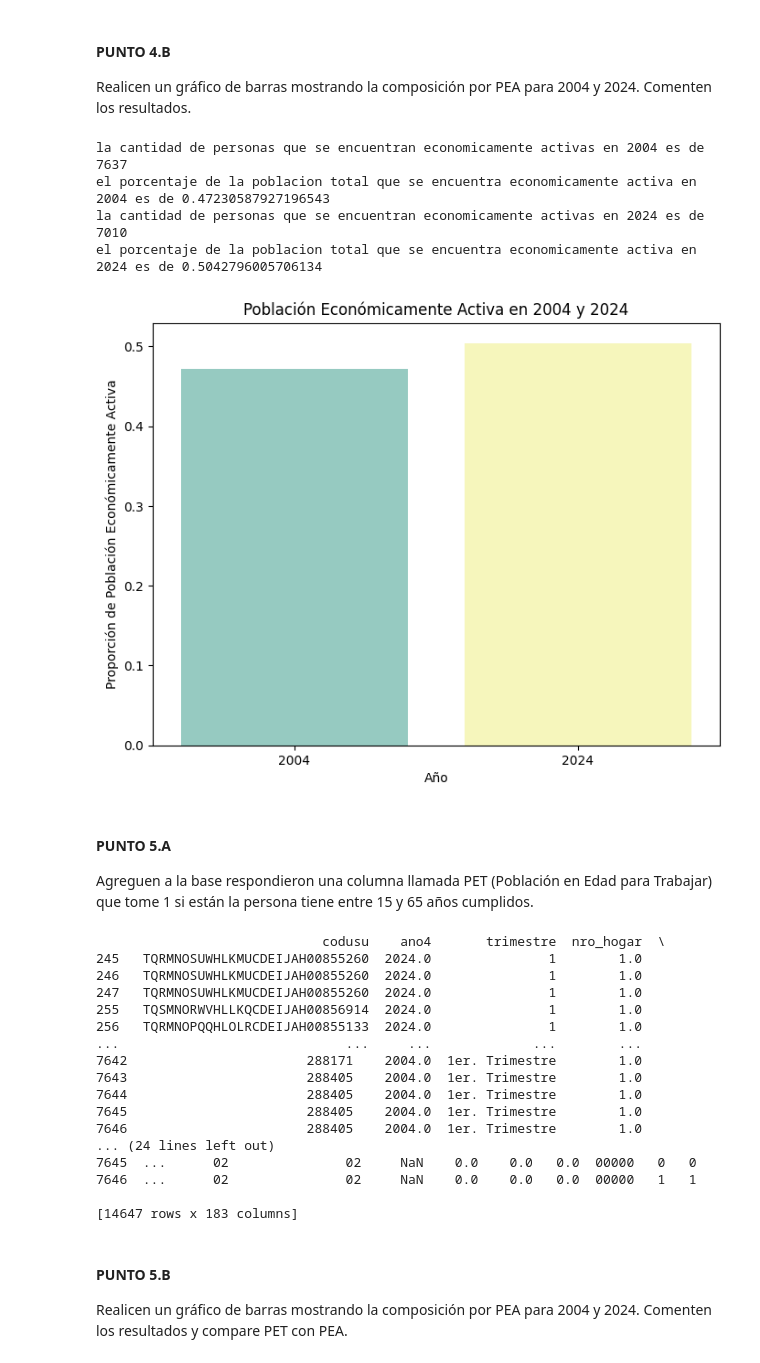
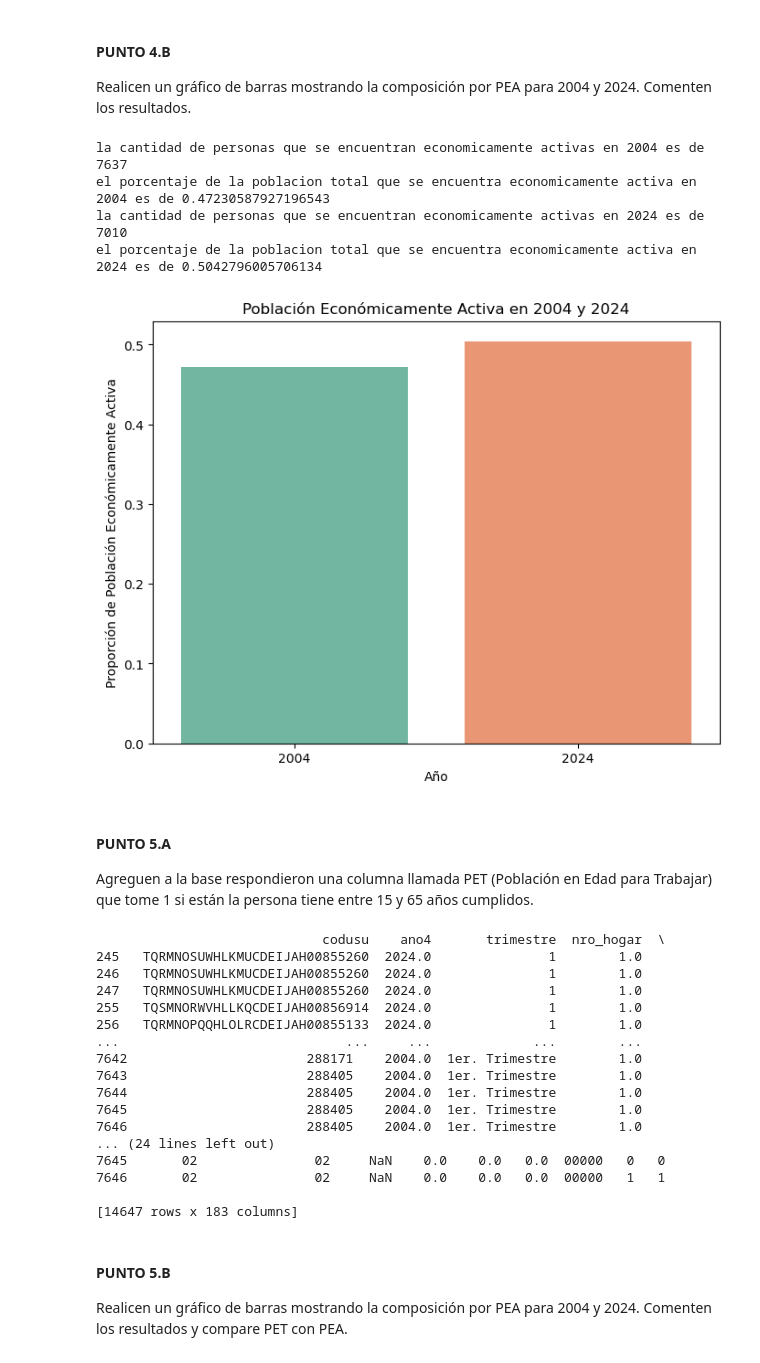
Before and after one commit to AngelaNavajas/CC408-T1-4, a Jupyter notebook: TP3/TP3.ipynb, the cells around one changed output. Drawn from its saved outputs; the diff is of its cells as text; code cells hidden in the pictures.

```diff
--- a/TP3/TP3.ipynb
+++ b/TP3/TP3.ipynb
@@ -22,12 +23,12 @@ from sklearn.discriminant_analysis import LinearDiscriminantAnalysis
 from sklearn.neighbors import KNeighborsClassifier
 # %%
 #Bases Tizi
-#base_04_sucia = pd.read_stata(r"C:\Users\rolan\OneDrive\Tizi UdeSA\8- Ciencia de datos\Compu Casa\CC408-T1-4\TP3\Individual_t104.dta")
-#base_24_sucia = pd.read_excel(r"C:\Users\rolan\OneDrive\Tizi UdeSA\8- Ciencia de datos\Compu Casa\CC408-T1-4\TP3\usu_individual_T124.xlsx")
+base_04_sucia = pd.read_stata(r"C:\Users\tizip\OneDrive\Documentos\Tizi UdeSA\8- Ciencia de datos\Compu nueva\CC408-T1-4\TP3\Individual_t104.dta")
+base_24_sucia = pd.read_excel(r"C:\Users\tizip\OneDrive\Documentos\Tizi UdeSA\8- Ciencia de datos\Compu nueva\CC408-T1-4\TP3\usu_individual_T124.xlsx")
 # %%
 # Base Angie
-base_04_sucia = pd.read_stata(r'/Users/angelanavajas/Desktop/Ciencia de datos/CC408-T1-4/TP3/Individual_t104.dta')
-base_24_sucia = pd.read_excel(r'/Users/angelanavajas/Desktop/Ciencia de datos/CC408-T1-4/TP3/usu_individual_T124.xlsx')
+#base_04_sucia = pd.read_stata(r'/Users/angelanavajas/Desktop/Ciencia de datos/CC408-T1-4/TP3/Individual_t104.dta')
+#base_24_sucia = pd.read_excel(r'/Users/angelanavajas/Desktop/Ciencia de datos/CC408-T1-4/TP3/usu_individual_T124.xlsx')
 # %% [markdown]
 #### PUNTO 2.A
 Eliminen todas las observaciones que no corresponden a los aglomerados de Ciudad Autónoma de Buenos Aires o Gran Buenos Aires, y unan ambos trimestres en una sola base.
@@ -73,7 +74,7 @@ Las variables que vamos a usar son:
 - IPCF: Monto de ingreso per cápita familiar percibido en el mes de referencia
 # %%
 # como hay datos que tienen distintas etiquetas en las dos bases que concatenamos, tenemos que  renombrar las etiquetas de una de las bases asi se pueden tener todos los datos con el mismo valor
-variables_interes = base_prelimpieza[["ch04", "ch06", "ch07", "ch08", "nivel_ed", "estado", "cat_inac"]]
+variables_interes = base_prelimpieza[["ch04", "ch06", "ch07", "ch08", "nivel_ed", "estado", "cat_inac", "componente", "h15", "mas_500", "aglomerado", "ch03"]]
 
 for i in variables_interes:
     if i == "ch04":
@@ -131,6 +132,35 @@ for i in variables_interes:
             'Menor de 6 años': 5,
             'Discapacitado': 6,
             'Otros': 7})
+    elif i == "componente":
+        base_prelimpieza['componente'] = base_prelimpieza['componente'].replace({
+            'Servicio doméstico en hogares': 51})
+        base_prelimpieza['componente'] = base_prelimpieza['componente'].astype(int)
+    elif i == "h15":
+        base_prelimpieza['h15'] = base_prelimpieza['h15'].replace({
+            "Sí": 1,
+            "No": 2})
+        base_prelimpieza['h15'] = base_prelimpieza['h15'].astype(int)
+    elif i == "mas_500":
+        base_prelimpieza['mas_500'] = base_prelimpieza['mas_500'].replace({
+            'N' : 1,
+            'S' : 0})
+    elif i == "aglomerado":
+        base_prelimpieza['aglomerado'] = base_prelimpieza['aglomerado'].replace({
+            'Ciudad de Buenos Aires' : 32,
+            'Partidos del GBA' : 33})
+    elif i == "ch03":
+        base_prelimpieza['ch03'] = base_prelimpieza['ch03'].replace({
+            'Jefe' : 1,
+            'Cónyuge/Pareja' : 2,
+            'Hijo/Hijastro' : 3,
+            'Yerno/Nuera' : 4,
+            'Nieto' : 5,
+            'Madre/Padre' : 6,
+            'Suegro' : 7,
+            'Hermano' : 8,
+            'Otros familiares' : 9,
+            'No familiares' : 10})
     conteo = base_prelimpieza.groupby(i).size()
     print("\n", "La cantidad de datos en la variable", i, "por valor de etiqueta", "\n", conteo)
 # %% [output]
@@ -477,33 +485,33 @@ Realicen un gráfico de barras mostrando la composición por PEA para 2004 y 202
 # %%
 # vemos las medias de PEA para cada año
 pea_2004_count = resp_observaciones[resp_observaciones['ano4'] == 2004]['PEA'].count()
 print("la cantidad de personas que se encuentran economicamente activas en 2004 es de", pea_2004_count)
 pea_2004 = resp_observaciones[resp_observaciones['ano4'] == 2004]['PEA'].mean()
 print("el porcentaje de la poblacion total que se encuentra economicamente activa en 2004 es de", pea_2004)
 
 pea_2024_count = resp_observaciones[resp_observaciones['ano4'] == 2024]['PEA'].count()
 print("la cantidad de personas que se encuentran economicamente activas en 2024 es de", pea_2024_count)
 pea_2024 = resp_observaciones[resp_observaciones['ano4'] == 2024]['PEA'].mean()
 print("el porcentaje de la poblacion total que se encuentra economicamente activa en 2024 es de",pea_2024)
 
 # Crear un DataFrame para facilitar la visualización
 pea_data = pd.DataFrame({
     'Año': [2004, 2024],
     'Proporción PEA': [pea_2004, pea_2024]})
 
 # Crear el gráfico de barras
 plt.figure(figsize = (8, 6))
-sns.barplot(data = pea_data, x ='Año', y ='Proporción PEA', hue='Año', palette='Set3', legend=False)
+sns.barplot(data = pea_data, x ='Año', y ='Proporción PEA', hue='Año', palette='Set2', legend=False)
 plt.title('Población Económicamente Activa en 2004 y 2024')
 plt.xlabel('Año')
 plt.ylabel('Proporción de Población Económicamente Activa')
 plt.show()
 # %% [output]
 la cantidad de personas que se encuentran economicamente activas en 2004 es de 7637
 el porcentaje de la poblacion total que se encuentra economicamente activa en 2004 es de 0.47230587927196543
 la cantidad de personas que se encuentran economicamente activas en 2024 es de 7010
 el porcentaje de la poblacion total que se encuentra economicamente activa en 2024 es de 0.5042796005706134
-[figure, old version]
+[figure, new version]
 # %% [markdown]
 #### PUNTO 5.A
 Agreguen a la base respondieron una columna llamada PET (Población en Edad para Trabajar) que tome 1 si están la persona tiene entre 15 y 65 años cumplidos.
@@ -525,8 +533,8 @@ print(resp_observaciones)
 7645                       288405    2004.0  1er. Trimestre        1.0
 7646                       288405    2004.0  1er. Trimestre        1.0
 ... (24 lines left out)
-7645  ...      02               02     NaN    0.0    0.0   0.0  00000   0   0
-7646  ...      02               02     NaN    0.0    0.0   0.0  00000   1   1
+7645       02               02     NaN    0.0    0.0   0.0  00000   0   0
+7646       02               02     NaN    0.0    0.0   0.0  00000   1   1
 
 [14647 rows x 183 columns]
 # %% [markdown]
```
Also changed, not shown: parts of 23 cells of this notebook.
